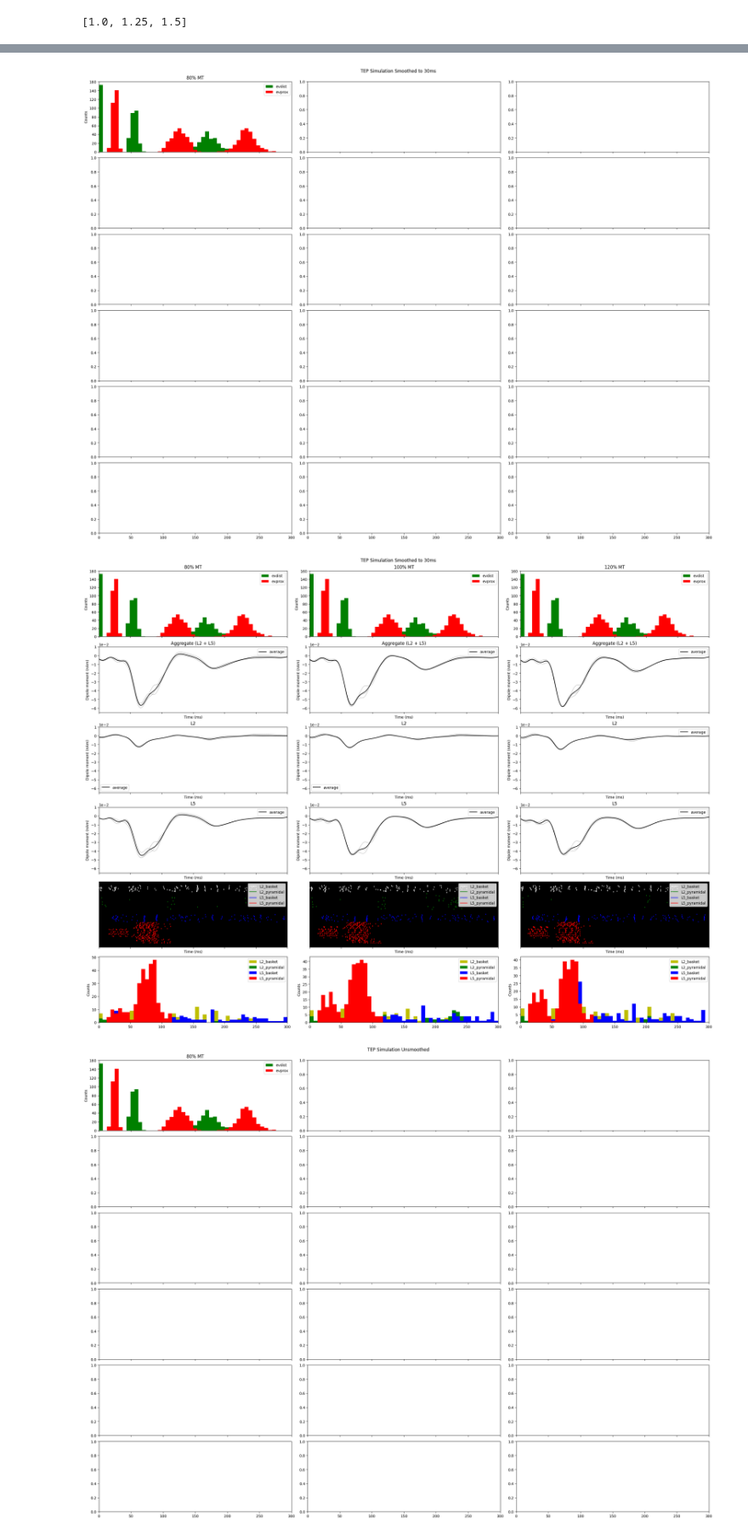
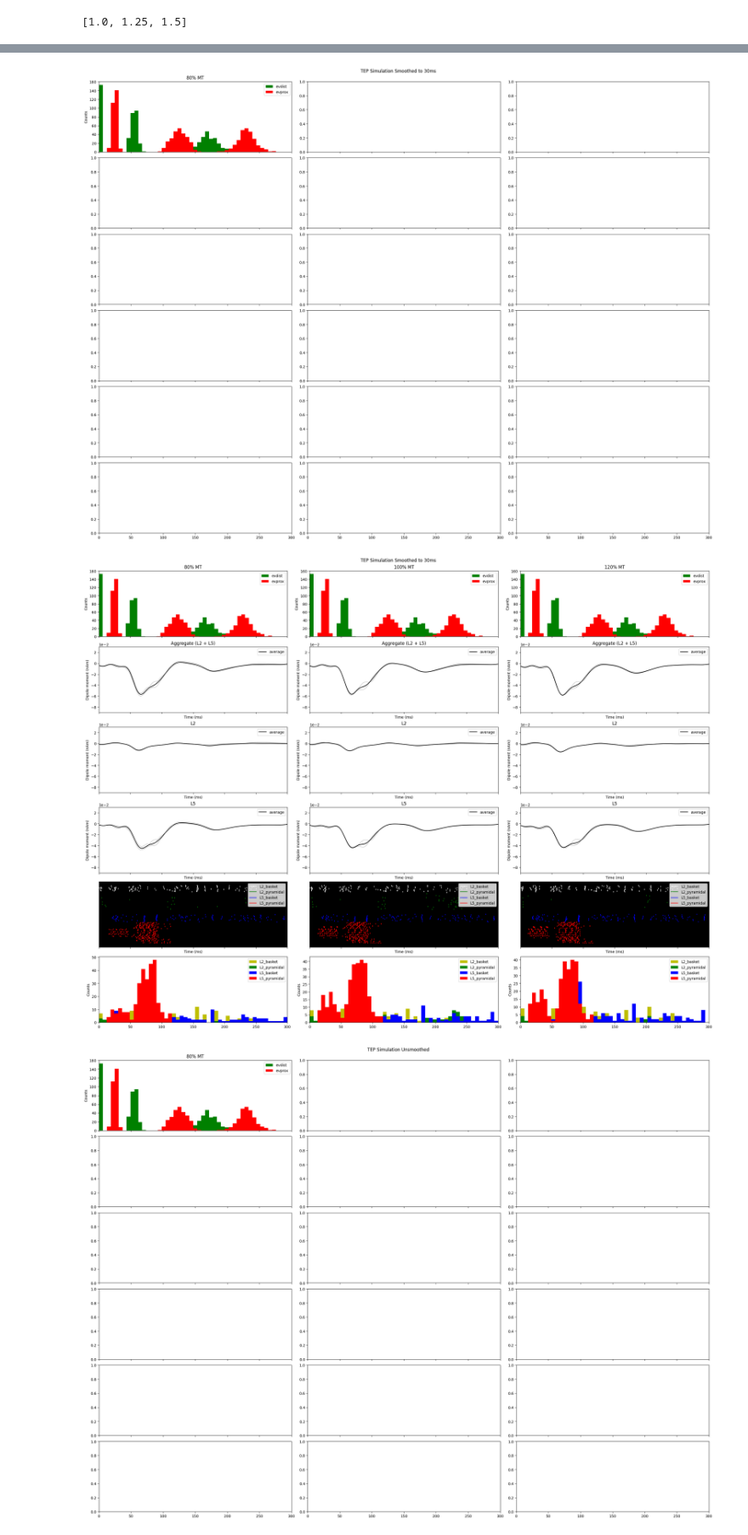
Before and after one commit to xgao35/HNN_TEP, a Jupyter notebook: TEP_All.ipynb, the cells around one changed output, grey strips where cells are left out. Shown at 85% size. Saved outputs shown, nothing was run; the diff lists cells and outputs as text; code cells hidden in the pictures.

```diff
--- a/TEP_All.ipynb
+++ b/TEP_All.ipynb
@@ -66,35 +66,35 @@ def show_figure(fig):
 window_len = 30 # ms
 scaling_factor = 1#3000
 dpls_list_smoothed = deepcopy(dpls_list)
 for dpls in dpls_list_smoothed:
     for dpl in dpls:
         dpl.smooth(window_len).scale(scaling_factor)
 
 fig, axes = plt.subplots(6, 3, sharex=True, figsize=(24, 18), constrained_layout=True)
 fig.suptitle('TEP Simulation Smoothed to 30ms')
 
 for i in range(len(nets)):
     dpls = dpls_list_smoothed[i]
-    ylim = [-6.5e-2, 1e-2]
+    ylim = [-9e-2, 3e-2]
 
     axes[0][i].set_title(f'{mts[i]}% MT')
     nets[i].cell_response.plot_spikes_hist(ax=axes[0][i], spike_types=['evprox', 'evdist'], trial_idx=0)
     dpls_copy = deepcopy(dpls)
     plot_dipole(dpls_copy, ax=axes[1][i], layer='agg', show=False, average=True)
     axes[1][i].set_ylim(ylim)
     dpls_copy = deepcopy(dpls)
     plot_dipole(dpls_copy, ax=axes[2][i], layer='L2', show=False, average=True)
     axes[2][i].set_ylim(ylim)
     dpls_copy = deepcopy(dpls)
     plot_dipole(dpls_copy, ax=axes[3][i], layer='L5', show=False, average=True)
     axes[3][i].set_ylim(ylim)
     nets[i].cell_response.plot_spikes_raster(ax=axes[4][i], trial_idx=0)
     nets[i].cell_response.plot_spikes_hist(ax=axes[5][i], spike_types=['L5_pyramidal', 'L2_pyramidal', 'L5_basket', 'L2_basket', ], trial_idx=0)
 
 show_figure(fig)
 # %% [output]
 [figure]
-[figure, old version]
+[figure, new version]
 # %%
 dpls_list_unsmoothed = deepcopy(dpls_list)
 
```
Also changed, not shown: parts of 1 cell of this notebook, 1 other file.
